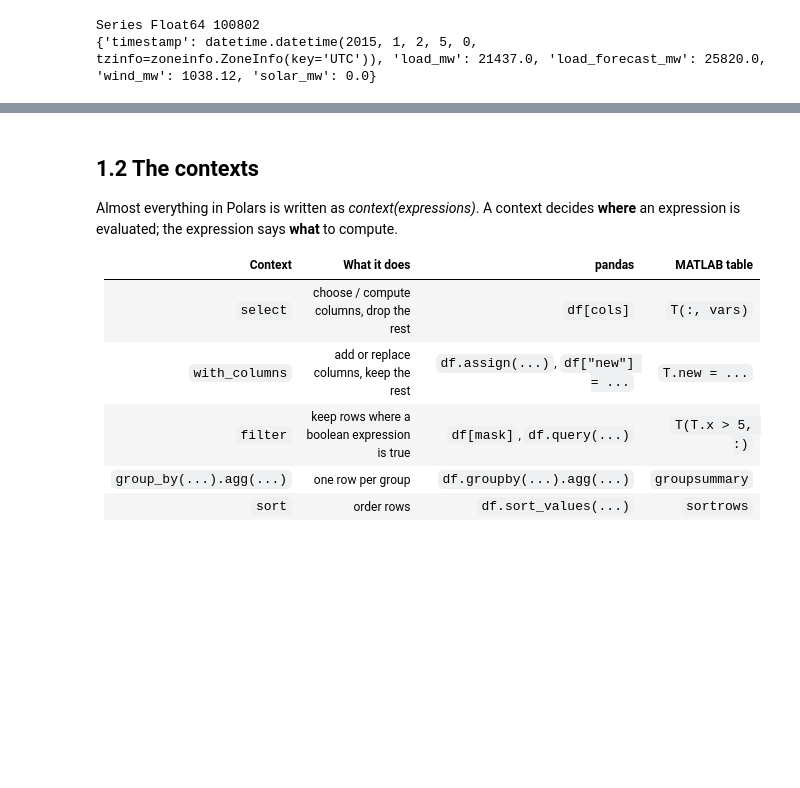
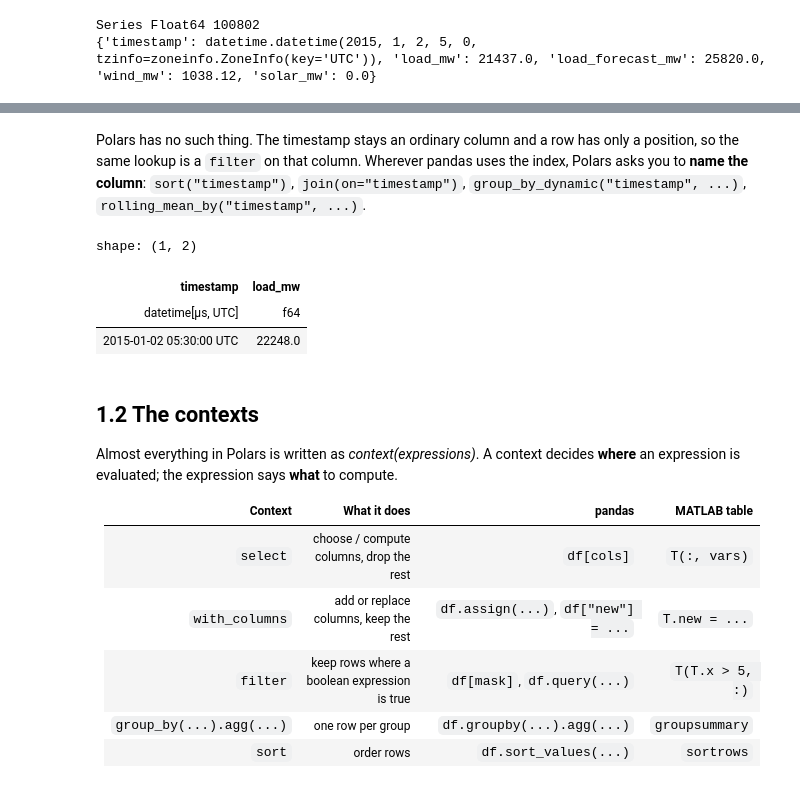
Before and after one commit to alessandro-rubin-sate/polars-intro, a Jupyter notebook: polars_intro.ipynb, the cells around one changed output, grey strips where cells are left out. Cells and saved outputs as stored; diff of their text form; code cells hidden in the pictures; blank space fills up the shorter version.

```diff
--- a/polars_intro.ipynb
+++ b/polars_intro.ipynb
@@ -247,3 +278,15 @@ Series Float64 100802
+# %% [markdown]
+Polars has no such thing. The timestamp stays an ordinary column and a row has only a position,
+so the same lookup is a `filter` on that column. Wherever pandas uses the index, Polars asks you
+to **name the column**: `sort("timestamp")`, `join(on="timestamp")`,
+`group_by_dynamic("timestamp", ...)`, `rolling_mean_by("timestamp", ...)`.
+# %%
+gb.filter(pl.col("timestamp") == datetime(2015, 1, 2, 5, 30, tzinfo=UTC)).select("timestamp", "load_mw")
+# %% [output]
+shape: (1, 2)
+| timestamp | load_mw |
+| datetime[μs, UTC] | f64 |
+| 2015-01-02 05:30:00 UTC | 22248.0 |
 # %% [markdown]
 ## 1.2 The contexts
 
```
Also changed, not shown: parts of 48 cells of this notebook.
